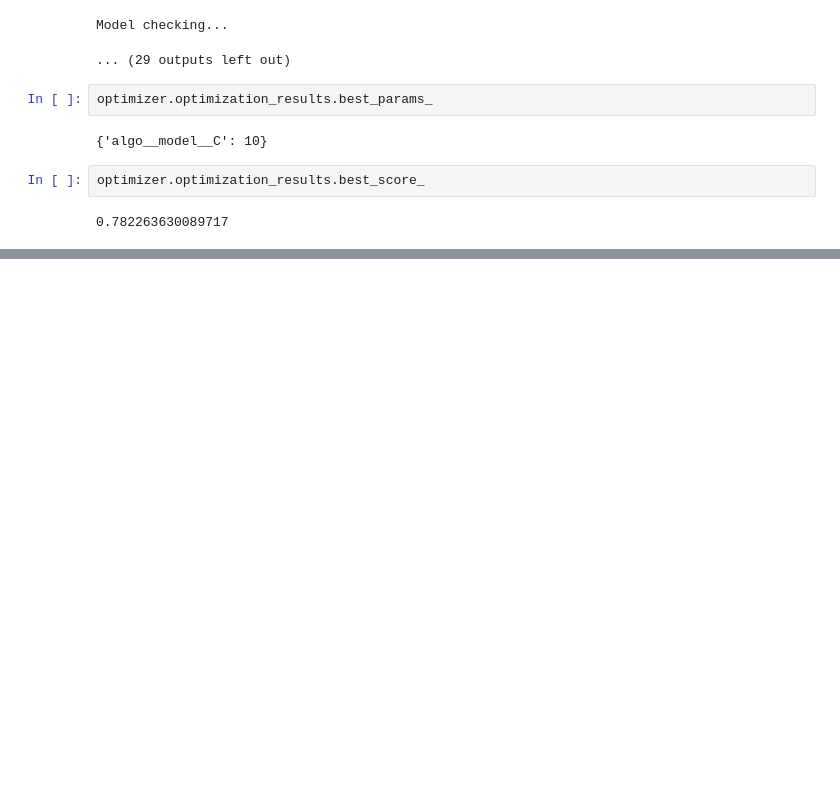
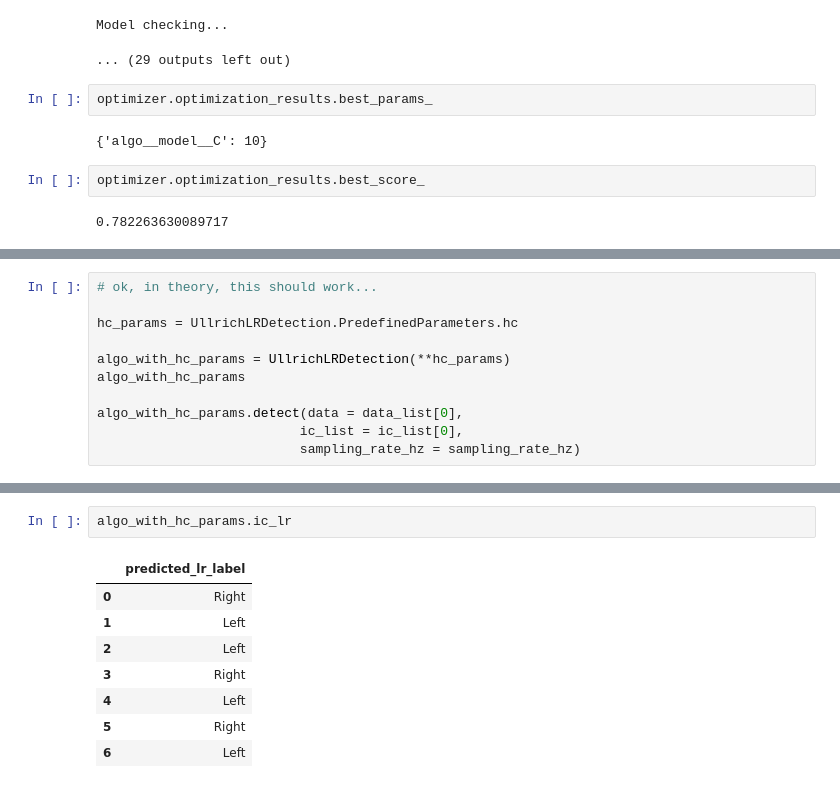
Before and after one commit to mobilise-d/mobgap, a Jupyter notebook: gaitlink/lr_detection/lr_detection_example_notebook_pretrained_params.ipynb, the cells around one changed output, grey strips where cells are left out. Saved outputs shown, nothing was run; the diff lists cells and outputs as text; blank space fills up the shorter version.

```diff
--- a/gaitlink/lr_detection/lr_detection_example_notebook_pretrained_params.ipynb
+++ b/gaitlink/lr_detection/lr_detection_example_notebook_pretrained_params.ipynb
@@ -379,0 +419,11 @@ ____
+# %%
+# ok, in theory, this should work...
+
+hc_params = UllrichLRDetection.PredefinedParameters.hc
+
+algo_with_hc_params = UllrichLRDetection(**hc_params)
+algo_with_hc_params
+
+algo_with_hc_params.detect(data = data_list[0],
+                          ic_list = ic_list[0],
+                          sampling_rate_hz = sampling_rate_hz)
@@ -379,0 +437,11 @@ ____
+# %%
+algo_with_hc_params.ic_lr
+# %% [output]
+|  | predicted_lr_label |
+| 0 | Right |
+| 1 | Left |
+| 2 | Left |
+| 3 | Right |
+| 4 | Left |
+| 5 | Right |
+| 6 | Left |
```
Also changed, not shown: parts of 21 cells of this notebook, 7 other files.
